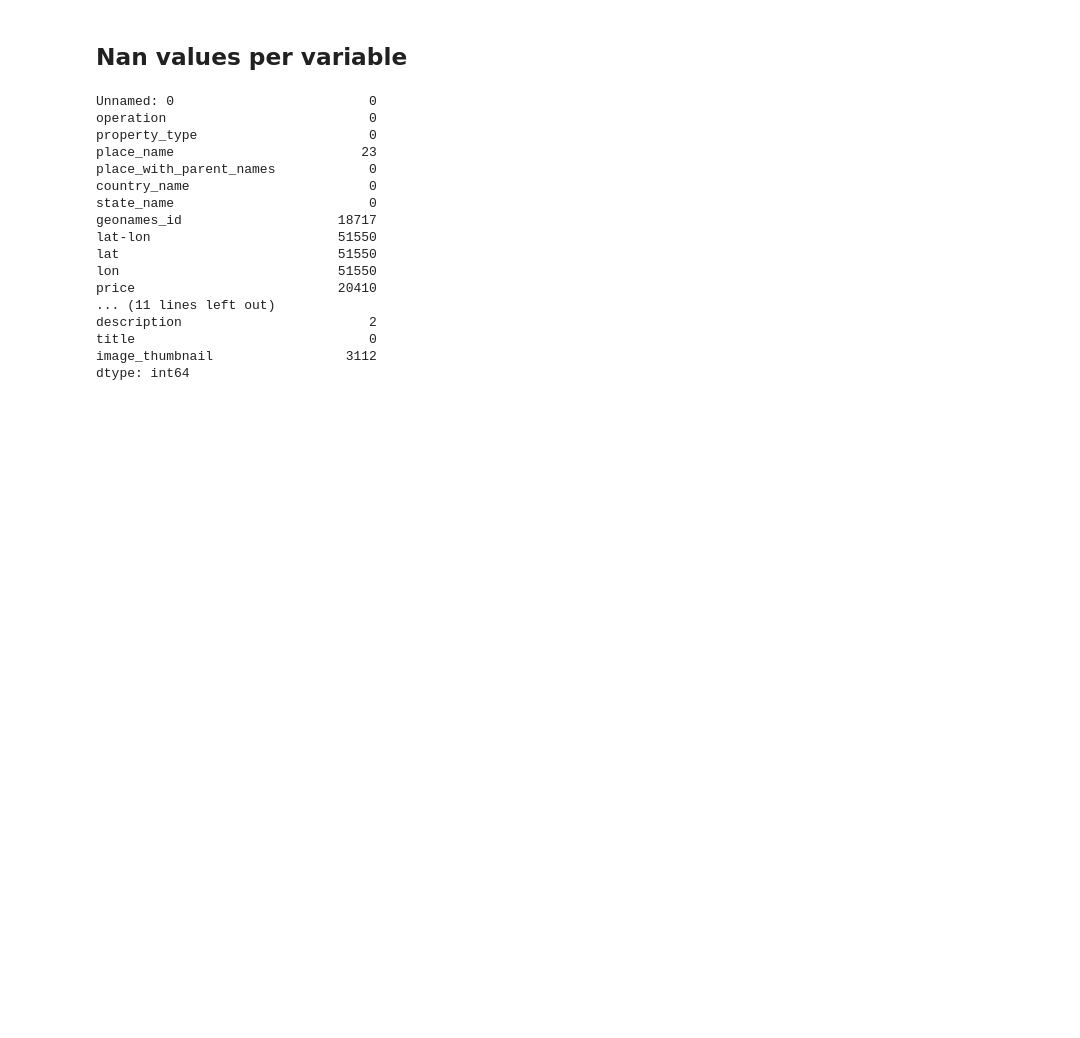
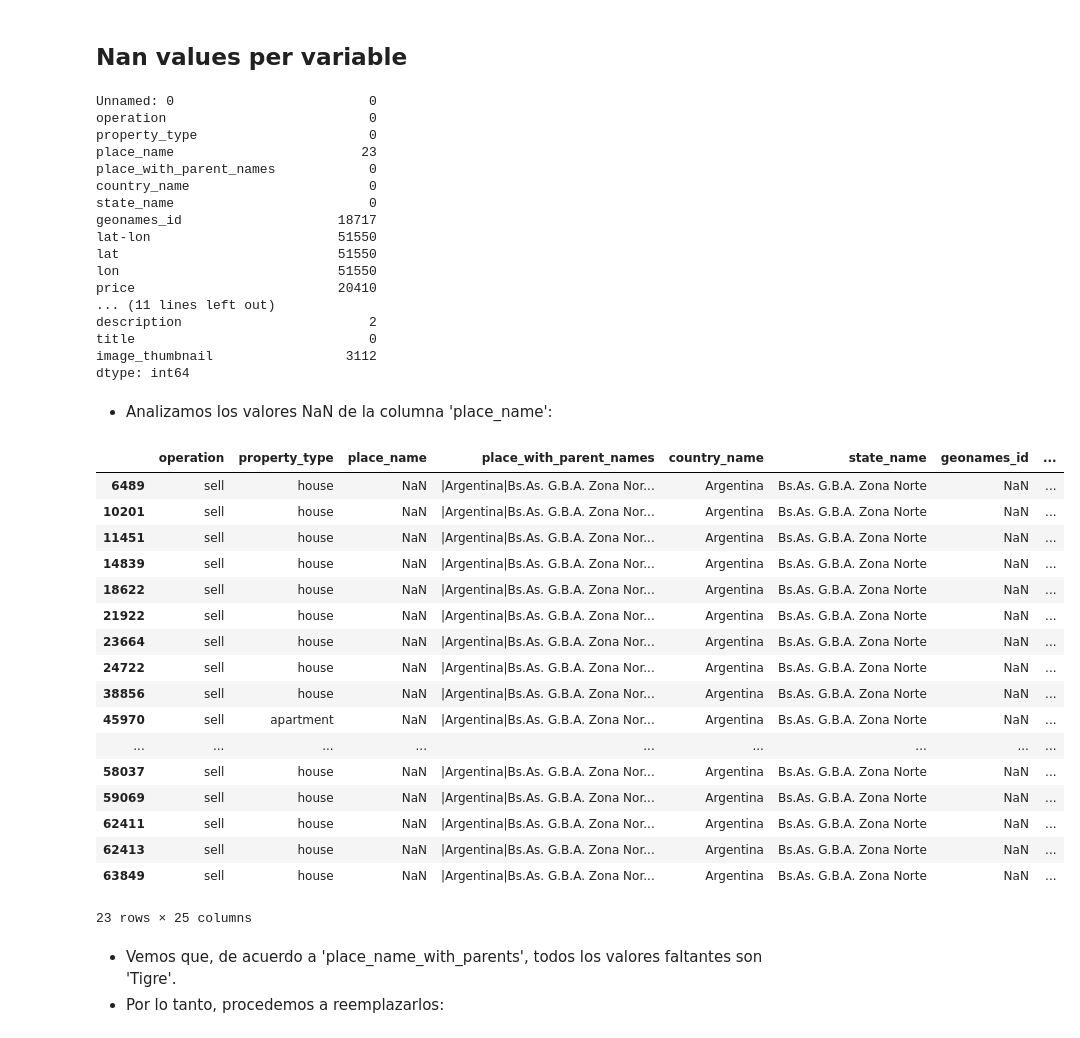
Before and after one commit to rgvillar/properati, a Jupyter notebook: Properati.ipynb, the cells around one changed output. Saved outputs shown, nothing was run; the diff lists cells and outputs as text; code cells hidden in the pictures; blank space fills up the shorter version.

```diff
--- a/Properati.ipynb
+++ b/Properati.ipynb
@@ -18,7 +18,7 @@ from IPython.display import display
 ### Load CSV file
 Load the dataset specifiying the comma as the delimiter value .
 # %%
-dfprop=pd.read_csv(filepath_or_buffer='properatti.csv',delimiter=',')
+dfprop=pd.read_csv(filepath_or_buffer='properatti.csv',delimiter=',',index_col = 0 )
 # %% [markdown]
 ### Visualize Strucure Information
 #### Dataset Structure (Columns - data type)
@@ -119,3 +118,29 @@ description                        2
 title                              0
 image_thumbnail                 3112
 dtype: int64
+# %% [markdown]
+- Analizamos los valores NaN de la columna 'place_name':
+# %%
+dfprop.loc[dfprop['place_name'].isna() == True]
+# %% [output]
+|  | operation | property_type | place_name | place_with_parent_names | country_name | state_name | geonames_id | ... |
+| 6489 | sell | house | NaN | |Argentina|Bs.As. G.B.A. Zona Nor... | Argentina | Bs.As. G.B.A. Zona Norte | NaN | ... |
+| 10201 | sell | house | NaN | |Argentina|Bs.As. G.B.A. Zona Nor... | Argentina | Bs.As. G.B.A. Zona Norte | NaN | ... |
+| 11451 | sell | house | NaN | |Argentina|Bs.As. G.B.A. Zona Nor... | Argentina | Bs.As. G.B.A. Zona Norte | NaN | ... |
+| 14839 | sell | house | NaN | |Argentina|Bs.As. G.B.A. Zona Nor... | Argentina | Bs.As. G.B.A. Zona Norte | NaN | ... |
+| 18622 | sell | house | NaN | |Argentina|Bs.As. G.B.A. Zona Nor... | Argentina | Bs.As. G.B.A. Zona Norte | NaN | ... |
+| 21922 | sell | house | NaN | |Argentina|Bs.As. G.B.A. Zona Nor... | Argentina | Bs.As. G.B.A. Zona Norte | NaN | ... |
+| 23664 | sell | house | NaN | |Argentina|Bs.As. G.B.A. Zona Nor... | Argentina | Bs.As. G.B.A. Zona Norte | NaN | ... |
+| 24722 | sell | house | NaN | |Argentina|Bs.As. G.B.A. Zona Nor... | Argentina | Bs.As. G.B.A. Zona Norte | NaN | ... |
+| 38856 | sell | house | NaN | |Argentina|Bs.As. G.B.A. Zona Nor... | Argentina | Bs.As. G.B.A. Zona Norte | NaN | ... |
+| 45970 | sell | apartment | NaN | |Argentina|Bs.As. G.B.A. Zona Nor... | Argentina | Bs.As. G.B.A. Zona Norte | NaN | ... |
+| ... | ... | ... | ... | ... | ... | ... | ... | ... |
+| 58037 | sell | house | NaN | |Argentina|Bs.As. G.B.A. Zona Nor... | Argentina | Bs.As. G.B.A. Zona Norte | NaN | ... |
+| 59069 | sell | house | NaN | |Argentina|Bs.As. G.B.A. Zona Nor... | Argentina | Bs.As. G.B.A. Zona Norte | NaN | ... |
+| 62411 | sell | house | NaN | |Argentina|Bs.As. G.B.A. Zona Nor... | Argentina | Bs.As. G.B.A. Zona Norte | NaN | ... |
+| 62413 | sell | house | NaN | |Argentina|Bs.As. G.B.A. Zona Nor... | Argentina | Bs.As. G.B.A. Zona Norte | NaN | ... |
+| 63849 | sell | house | NaN | |Argentina|Bs.As. G.B.A. Zona Nor... | Argentina | Bs.As. G.B.A. Zona Norte | NaN | ... |
+23 rows × 25 columns
+# %% [markdown]
+- Vemos que, de acuerdo a 'place_name_with_parents', todos los valores faltantes son 'Tigre'.
+- Por lo tanto, procedemos a reemplazarlos:
```
Also changed, not shown: parts of 14 cells of this notebook.
